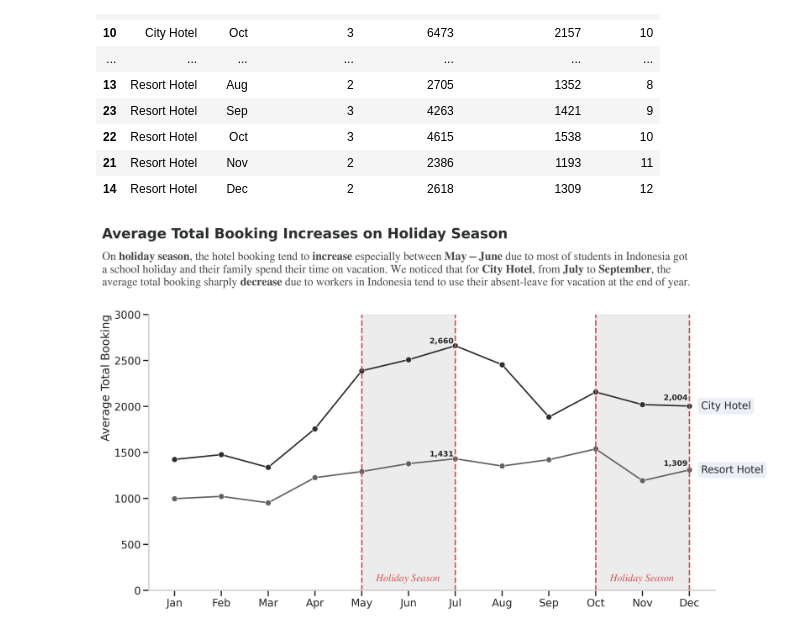
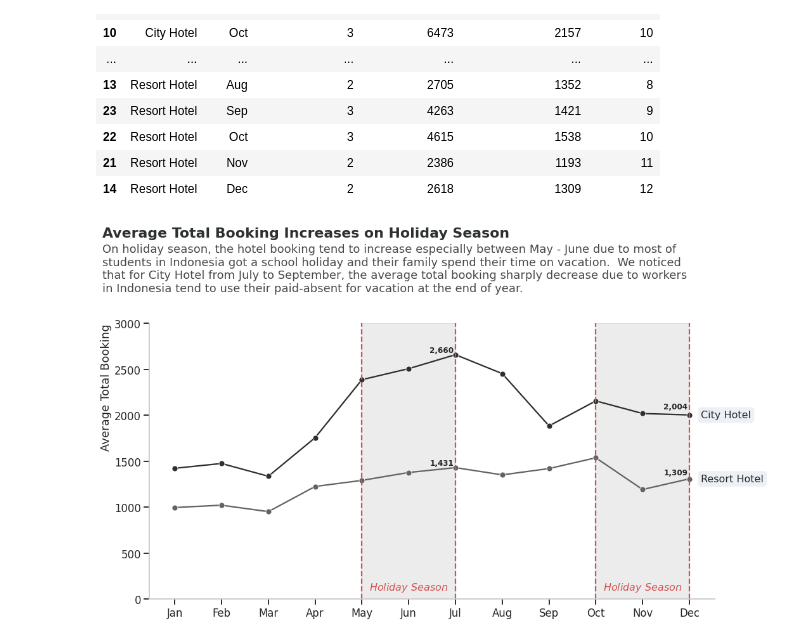
Before and after one commit to irfan-fadhlurrahman/investigate-hotel-customer-data, a Jupyter notebook: Task_2_Monthly_Hotel_Booking_Analysis.ipynb, the cells around one changed output. Cells and saved outputs as stored; diff of their text form; code cells hidden in the pictures.

```diff
--- a/Task_2_Monthly_Hotel_Booking_Analysis.ipynb
+++ b/Task_2_Monthly_Hotel_Booking_Analysis.ipynb
@@ -84,8 +84,8 @@ resort = df_agg[df_agg['hotel_type'] == 'Resort Hotel']
 sns.set_theme(context="talk", style="whitegrid")
 
 color_palette = ['#2C302E', '#474A48', '#909590', '#9AE19D', '#537A5A', '#636363']
-#fig, ax = plt.subplots(1, 1, figsize=(16, 8))
-fig, ax = plt.subplots(1, 1, figsize=(16, 8), dpi=300)
+fig, ax = plt.subplots(1, 1, figsize=(16, 8))
+#fig, ax = plt.subplots(1, 1, figsize=(16, 8), dpi=100)
 
 sns.lineplot(data=city, x='month', y='avg_booking_count',  marker='o', ax=ax, color=color_palette[0])
 sns.lineplot(data=resort, x='month', y='avg_booking_count',  marker='o', ax=ax, color=color_palette[-1])
@@ -157,57 +157,45 @@ ax.text(
 
 ax.text(
     x=xmin - 1,
-    y=ymax*1.41,
+    y=ymax*1.45,
     s='Average Total Booking Increases on Holiday Season',
     fontsize=22,
     fontweight='bold',
     color=color_palette[0],
     va='center',
     ha='left',
 )
 
-# additional setting for bold characters
-import matplotlib
-import matplotlib.pyplot as plt
-
-# Customize matplotlib
-matplotlib.rcParams.update(
-    {
-        'text.usetex': False,
-        'font.family': 'stixgeneral',
-        'mathtext.fontset': 'stix',
-    }
-)
-
 s = r"""
-On $\bf{holiday}$ $\bf{season}$, the hotel booking tend to $\bf{increase}$ especially between $\bf{May-June}$ due to most of students in Indonesia got
-a school holiday and their family spend their time on vacation. We noticed that for $\bf{City}$ $\bf{Hotel}$, from $\bf{July}$ to $\bf{September}$, the
-average total booking sharply $\bf{decrease}$ due to workers in Indonesia tend to use their absent-leave for vacation at the end of year.
+On holiday season, the hotel booking tend to increase especially between May - June due to most of
+students in Indonesia got a school holiday and their family spend their time on vacation.  We noticed
+that for City Hotel from July to September, the average total booking sharply decrease due to workers
+in Indonesia tend to use their paid-absent for vacation at the end of year.
 """
 ax.text(
     x=xmin - 1,
-    y=ymax*1.27,
+    y=ymax*1.31,
     s=s,
     fontsize=18,
     color=color_palette[1],
     va='center',
     ha='left',
 )
 
 plt.axvline(x=4, color='#D35151', ls='--')
 plt.axvline(x=6, color='#D35151', ls='--')
 plt.stackplot([4, 5, 6], [3000], color=color_palette[1], alpha=0.1)
-plt.text(x=4.3, y=100, s='$\it{Holiday}$ $\it{Season}$', fontsize=16, color='#D35151')
+plt.text(x=4.16, y=100, s='$\it{Holiday}$ $\it{Season}$', fontsize=16, fontweight='bold', color='#D35151')
 
 plt.axvline(x=9, color='#D35151', ls='--')
 plt.axvline(x=11, color='#D35151', ls='--')
 plt.stackplot([9, 10, 11], [3000], color=color_palette[1], alpha=0.1)
-plt.text(x=9.3, y=100, s='$\it{Holiday}$ $\it{Season}$', fontsize=16, color='#D35151')
+plt.text(x=9.16, y=100, s='$\it{Holiday}$ $\it{Season}$', fontsize=16, fontweight='bold', color='#D35151')
 
 plt.xlabel('')
 plt.ylabel('Average Total Booking', loc='top')
 plt.grid(False)
 plt.ylim([0, 3000])
 plt.show()
 # %% [output]
-[figure, old version]
+[figure, new version]
```
Also changed, not shown: parts of 1 cell of this notebook.
